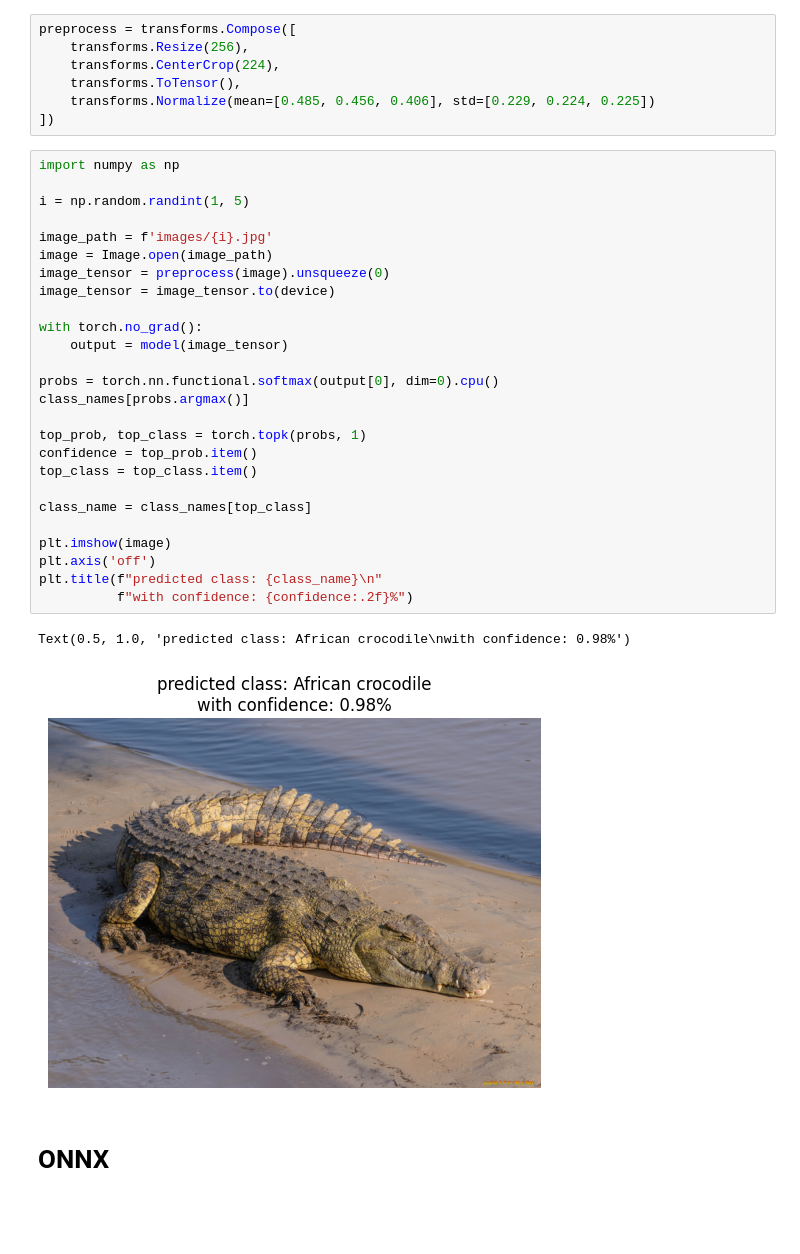
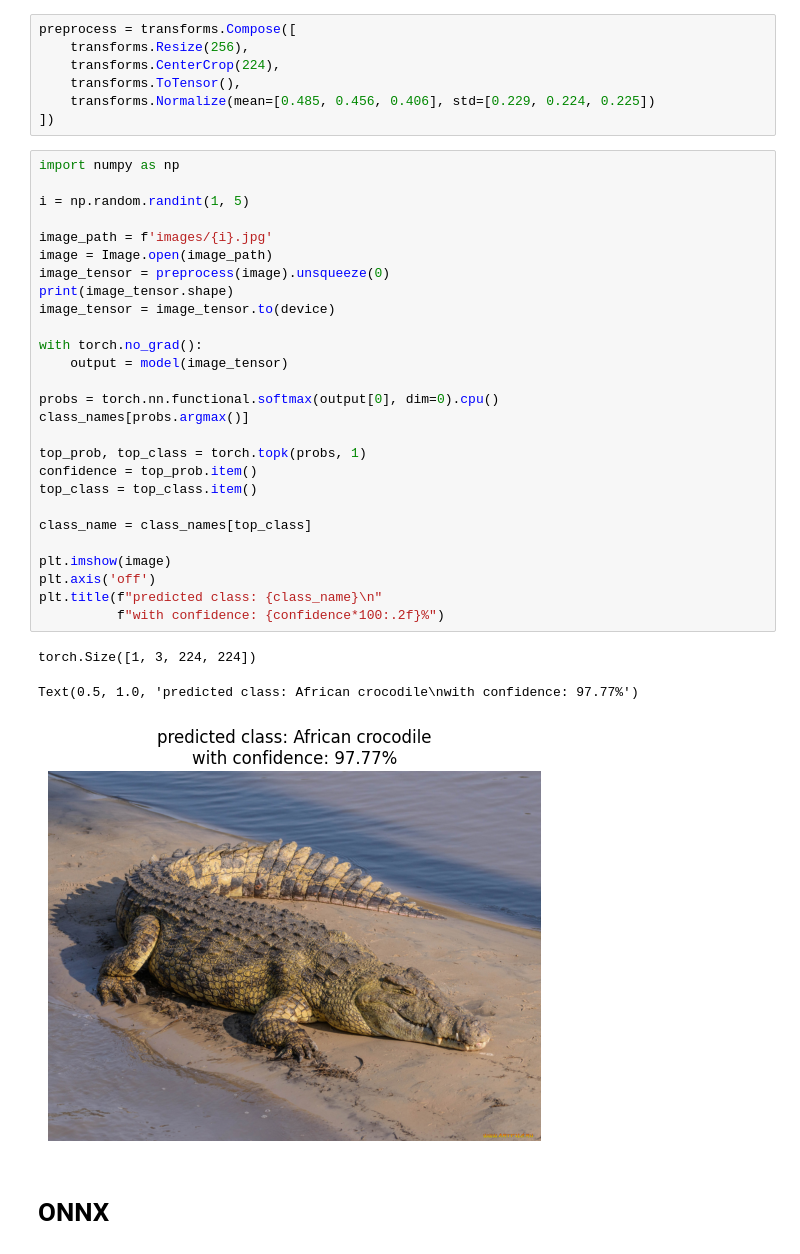
Before and after one commit to ikinaus/fastapi-triton-tensorrt, a Jupyter notebook: torch2onnx.ipynb, the cells around one changed output. Saved outputs shown, nothing was run; the diff lists cells and outputs as text; blank space fills up the shorter version.

```diff
--- a/torch2onnx.ipynb
+++ b/torch2onnx.ipynb
@@ -42,32 +43,34 @@ preprocess = transforms.Compose([
 # %%
 import numpy as np
 
 i = np.random.randint(1, 5)
 
 image_path = f'images/{i}.jpg'
 image = Image.open(image_path)
 image_tensor = preprocess(image).unsqueeze(0)
+print(image_tensor.shape)
 image_tensor = image_tensor.to(device)
 
 with torch.no_grad():
     output = model(image_tensor)
 
 probs = torch.nn.functional.softmax(output[0], dim=0).cpu()
 class_names[probs.argmax()]
 
 top_prob, top_class = torch.topk(probs, 1)
 confidence = top_prob.item()
 top_class = top_class.item()
 
 class_name = class_names[top_class]
 
 plt.imshow(image)
 plt.axis('off')
 plt.title(f"predicted class: {class_name}\n"
-          f"with confidence: {confidence:.2f}%")
+          f"with confidence: {confidence*100:.2f}%")
 # %% [output]
-Text(0.5, 1.0, 'predicted class: African crocodile\nwith confidence: 0.98%')
+torch.Size([1, 3, 224, 224])
+Text(0.5, 1.0, 'predicted class: African crocodile\nwith confidence: 97.77%')
-[figure, old version]
+[figure, new version]
 # %% [markdown]
 # ONNX
 # %%
```
Also changed, not shown: parts of 4 cells of this notebook, 4 other files.
